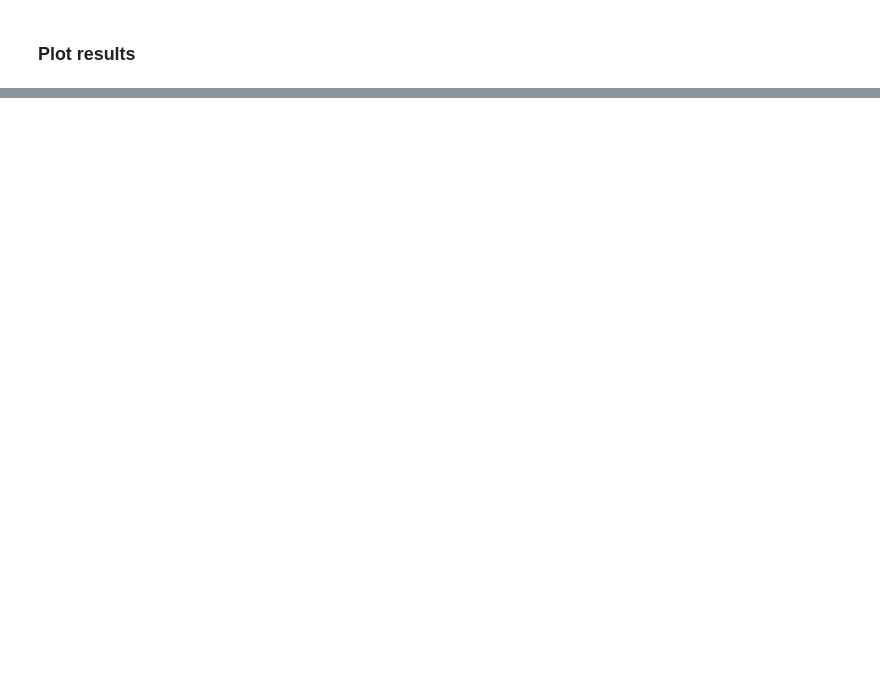
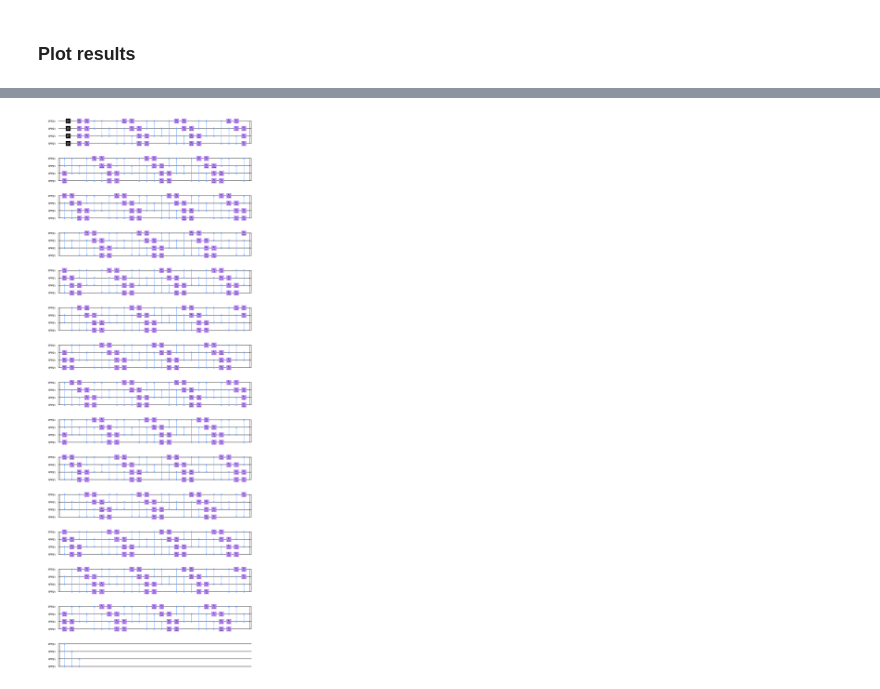
Before and after one commit to pablobaenaoliveras/Quantum-Mentorship-Program, a Jupyter notebook: Task_1.ipynb, the cells around one changed output, grey strips where cells are left out. Saved outputs shown, nothing was run; the diff lists cells and outputs as text; code cells hidden in the pictures; blank space fills up the shorter version.

```diff
--- a/Task_1.ipynb
+++ b/Task_1.ipynb
@@ -211,0 +255,4 @@ print(outputstate-target_statevector)
+# %%
+qc.decompose().draw('mpl')
+# %% [output]
+[figure, added]
```
Also changed, not shown: parts of 6 cells of this notebook, 1 other file.
